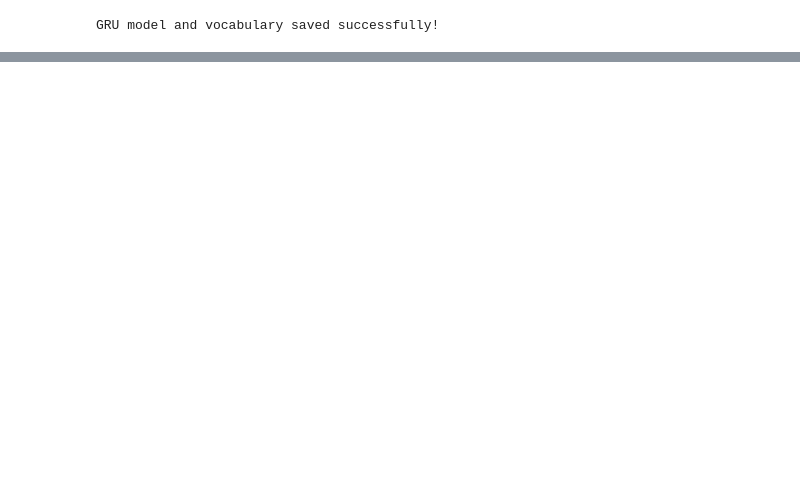
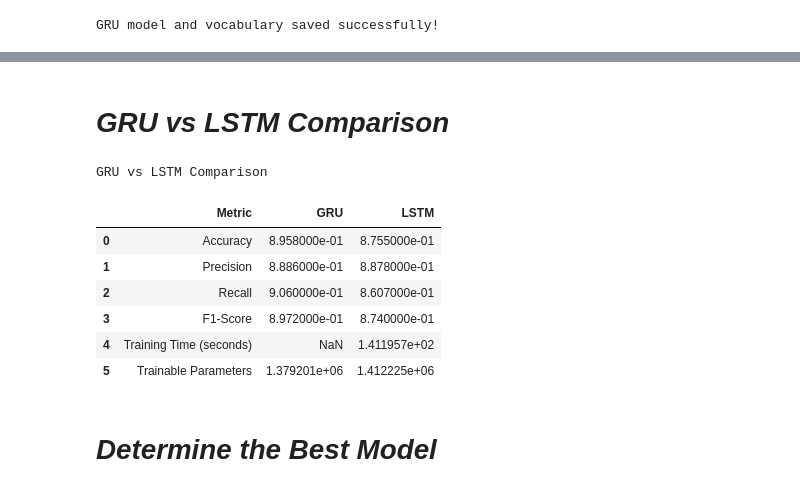
Before and after one commit to ramahhdk87654321-bit/AI_LAB_PROJECT, a Jupyter notebook: AI_LAB_PROJECT.ipynb, the cells around one changed output, grey strips where cells are left out. Saved outputs shown, nothing was run; the diff lists cells and outputs as text; code cells hidden in the pictures; blank space fills up the shorter version.

```diff
--- a/AI_LAB_PROJECT.ipynb
+++ b/AI_LAB_PROJECT.ipynb
@@ -729,0 +875,13 @@ weighted avg       0.88      0.88      0.88      7438
+# %%
+#We will use the same Loss Function and Optimizer used in the GRU.
+# Loss Function
+lstm_criterion = nn.BCEWithLogitsLoss()
+
+# Optimizer
+lstm_optimizer = optim.Adam(
+    lstm_model.parameters(),
+    lr=LEARNING_RATE
+)
+
+print("Loss Function:", lstm_criterion)
+print("Optimizer:", lstm_optimizer)
@@ -729,0 +1113,57 @@ weighted avg       0.88      0.88      0.88      7438
+# %% [markdown]
+# *GRU vs LSTM Comparison*
+# %%
+# Count Trainable Parameters
+
+lstm_params = sum(
+    p.numel()
+    for p in lstm_model.parameters()
+    if p.requires_grad
+)
+
+# Create Comparison Table
+
+comparison_df = pd.DataFrame({
+
+    "Metric": [
+        "Accuracy",
+        "Precision",
+        "Recall",
+        "F1-Score",
+        "Training Time (seconds)",
+        "Trainable Parameters"
+    ],
+
+    "GRU": [
+        gru_accuracy,
+        gru_precision,
+        gru_recall,
+        gru_f1,
+        np.nan,  # GRU training time was not recorded
+        gru_params
+    ],
+
+    "LSTM": [
+        lstm_accuracy,
+        lstm_precision,
+        lstm_recall,
+        lstm_f1,
+        lstm_training_time,
+        lstm_params
+    ]
+
+})
+
+print("GRU vs LSTM Comparison")
+display(comparison_df.round(4))
+# %% [output]
+GRU vs LSTM Comparison
+|  | Metric | GRU | LSTM |
+| 0 | Accuracy | 8.958000e-01 | 8.755000e-01 |
+| 1 | Precision | 8.886000e-01 | 8.878000e-01 |
+| 2 | Recall | 9.060000e-01 | 8.607000e-01 |
+| 3 | F1-Score | 8.972000e-01 | 8.740000e-01 |
+| 4 | Training Time (seconds) | NaN | 1.411957e+02 |
+| 5 | Trainable Parameters | 1.379201e+06 | 1.412225e+06 |
+# %% [markdown]
+# *Determine the Best Model*
```
Also changed, not shown: parts of 30 cells of this notebook.
